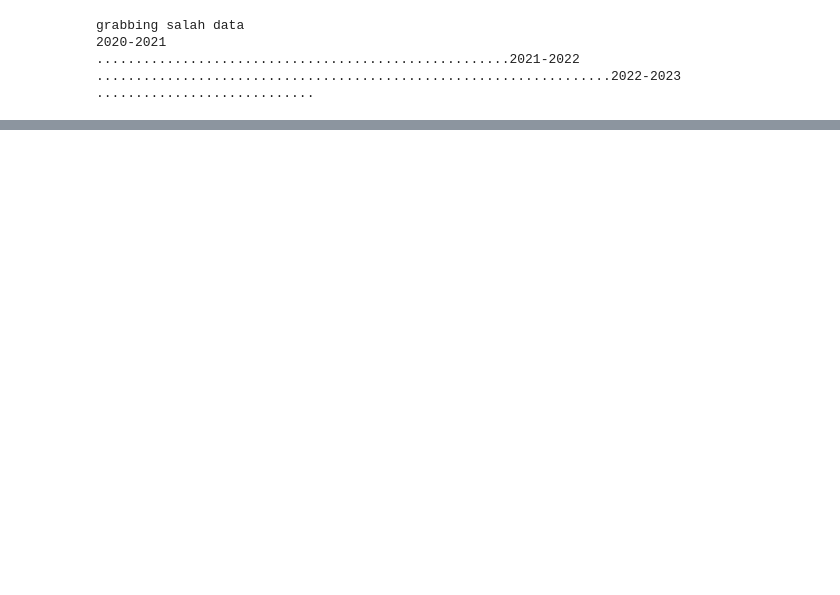
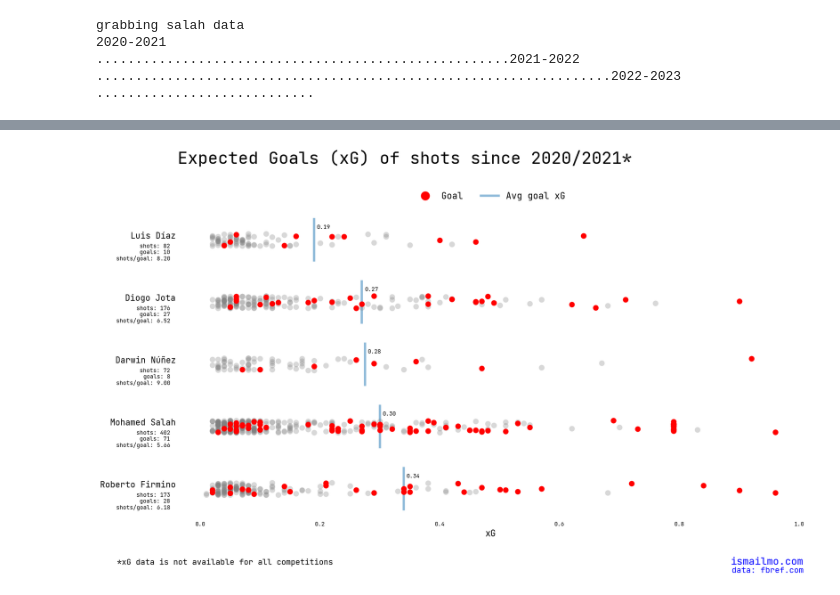
Before and after one commit to ismailmo1/football-data-viz, a Jupyter notebook: nunez-xg-goals/xg_shots.ipynb, the cells around one changed output, grey strips where cells are left out. Saved outputs shown, nothing was run; the diff lists cells and outputs as text; code cells hidden in the pictures; blank space fills up the shorter version.

```diff
--- a/nunez-xg-goals/xg_shots.ipynb
+++ b/nunez-xg-goals/xg_shots.ipynb
@@ -136,0 +166,3 @@ grabbing salah data
+# %%
+concat_shots = concat_shots.assign(is_goal=concat_shots['Outcome']=='Goal')
+player_goals = concat_shots[concat_shots['is_goal']]
@@ -136,0 +238,3 @@ grabbing salah data
+# %%
+concat_shots = concat_shots.reset_index().rename({'index':'date'}, axis=1)
+concat_shots.sample(5)
@@ -136,0 +279,2 @@ grabbing salah data
+# %%
+concat_shots['Squad'] = concat_shots['Squad'].apply(lambda x:x.split(" ")[-1])
@@ -136,0 +283,2 @@ grabbing salah data
+# %%
+lpool_shots = concat_shots[concat_shots['Squad']=='Liverpool']
@@ -136,0 +294,69 @@ grabbing salah data
+# %%
+lpool_goals = lpool_shots[lpool_shots["is_goal"]==True]
+median_goal_xg = lpool_goals.groupby('Player').median(numeric_only=True).reset_index()
+
+player_xg_order = median_goal_xg.sort_values('xG')['Player'].to_list()
+
+import matplotlib
+from matplotlib.lines import Line2D
+matplotlib.rcParams['font.family'] = 'JetBrains Mono'
+fig, ax = plt.subplots(figsize=(20,10))
+
+
+sns.stripplot(lpool_shots[lpool_shots['is_goal']==False],x= 'xG', y='Player', ax=ax, alpha=0.3, s=10, color='grey', order= player_xg_order)
+sns.stripplot(lpool_shots[lpool_shots['is_goal']==True],x= 'xG', y='Player', ax=ax, s=10, color='red', order= player_xg_order)
+
+ax.tick_params(length=0)
+ax.set_title("Expected Goals (xG) of shots since 2020/2021*", loc="left", pad=80, fontdict={'size':30})
+ax.set_ylabel("")
+
+ax.spines['top'].set_visible(False)
+ax.spines['right'].set_visible(False)
+ax.spines['bottom'].set_visible(False)
+ax.spines['left'].set_visible(False)
+
+# 'best', 'upper right', 'upper left', 'lower left', 'lower right', 'right', 'center left', 'center right', 'lower center', 'upper center', 'center'
+ax.legend(handles = [
+                Line2D([0], [0], marker='o', color='r', label='Goal', linewidth=0,
+                        markersize=15),
+                Line2D([0], [0], color='#1f77b4', label='Avg goal xG', linewidth=4,alpha =0.5,
+                        markersize=15)
+                    ],
+                    frameon=False,
+                    fontsize=16,
+                    loc='upper center',
+                    ncol=2,
+                    bbox_to_anchor=(0.5,1.08)
+            )
+data_disclaimer = "*xG data is not available for all competitions"
+_ = plt.gcf().text(0.05, 0.0, data_disclaimer, fontsize=14, fontdict={'color':  'black'}, ha="left")
+_ = plt.gcf().text(0.9, 0.00, "ismailmo.com", fontsize=18, fontdict={'color':  'blue'}, ha="right")
+_ = plt.gcf().text(0.9, -0.02, "data: fbref.com", fontsize=14.25, fontdict={'color':  'blue'}, ha="right")
+
+# add avg goal xG line
+tick_label_order = [label._text for label in ax.get_yticklabels()]
+annotation_pos = [(idx,median_goal_xg[median_goal_xg['Player']==tick]['xG'].squeeze()) for idx, tick in enumerate(tick_label_order)]
+
+num_y_labels = len(annotation_pos)
+for y,x in annotation_pos:
+    y_loc = 1- (y/num_y_labels)
+    y_width = 1/num_y_labels
+    line_height = 1/(num_y_labels+1)
+
+    ax.axvline(x,ymin = y_loc-line_height, ymax = y_loc - y_width + line_height, color='#1f77b4', linewidth = 4, alpha=0.5)
+    offset = 10
+    ax.annotate(f"{x:.2f}", (x,y), xytext=(offset/2, 2*offset), textcoords='offset points')
+
+
+ax.tick_params(axis='y', which='major', labelsize=15)
+ax.xaxis.label.set_fontsize(16)
+
+for idx, label in enumerate(tick_label_order):
+        num_shots = len(lpool_shots[lpool_shots['Player']==label])
+        num_goals = len(lpool_goals[lpool_goals['Player']==label])
+        shots_per_goal = num_shots/num_goals
+        ax.annotate(f"shots: {num_shots}\ngoals: {num_goals}\nshots/goal: {shots_per_goal:.2f}",
+                xy=(-0.05,idx + 0.33), xycoords='data', annotation_clip=False, horizontalalignment='right')
+
+_ = ax.set_yticklabels(ax.get_yticklabels(), va='bottom')
+# %% [output]
@@ -136,0 +364 @@ grabbing salah data
+[figure, added]
```
Also changed, not shown: parts of 11 cells of this notebook.
